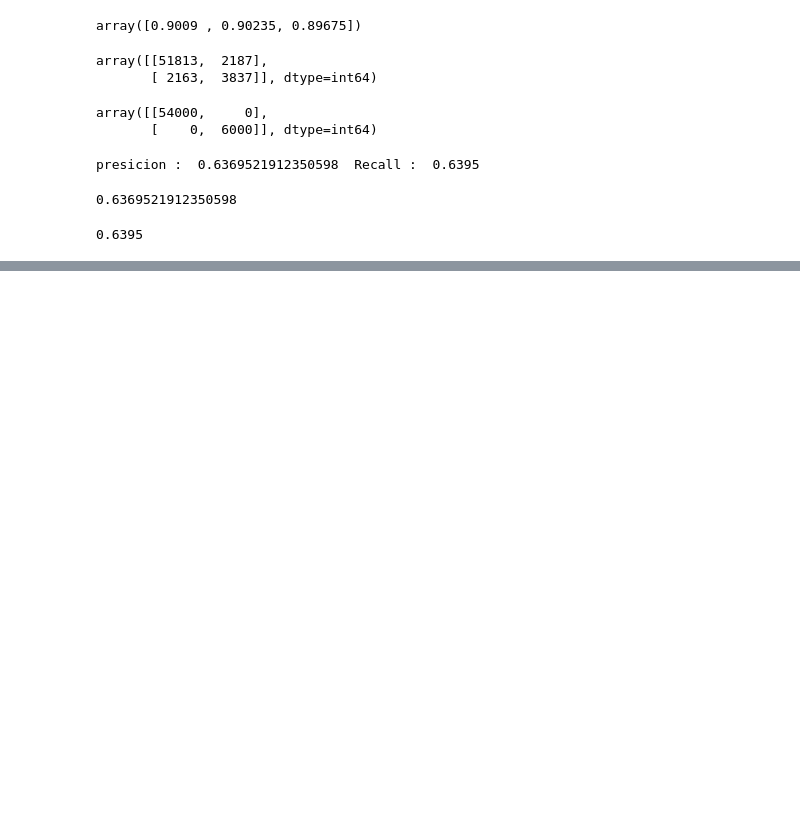
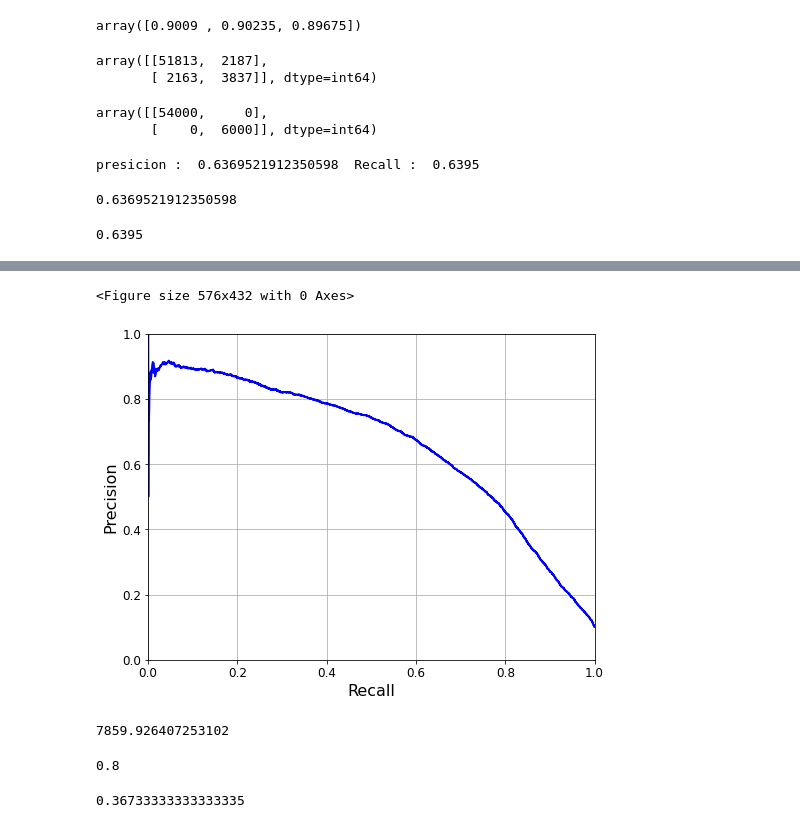
Before and after one commit to mike-tr/ML_uni_project, a Jupyter notebook: project.ipynb, the cells around one changed output, grey strips where cells are left out. Saved outputs shown, nothing was run; the diff lists cells and outputs as text; code cells hidden in the pictures; blank space fills up the shorter version.

```diff
--- a/project.ipynb
+++ b/project.ipynb
@@ -293,0 +350,26 @@ f1_score(y_train_pullover, y_train_pred)
+# %%
+def plot_precision_vs_recall(precisions, recalls):
+    plt.plot(recalls, precisions, "b-", linewidth=2)
+    plt.xlabel("Recall", fontsize=16)
+    plt.ylabel("Precision", fontsize=16)
+    plt.axis([0, 1, 0, 1])
+    plt.grid(True)
+
+plt.figure(figsize=(8, 6))
+plot_precision_vs_recall(precisions, recalls)
+plt.show()
+# %% [output]
+<Figure size 576x432 with 0 Axes>
+[figure, added]
+# %%
+threshold_90_precision = thresholds[np.argmax(precisions >= 0.80)]
+threshold_90_precision
+# %% [output]
+7859.926407253102
+# %%
+y_train_pred_90 = (y_scores >= threshold_90_precision)
+precision_score(y_train_pullover, y_train_pred_90)
+recall_score(y_train_pullover, y_train_pred_90)
+# %% [output]
+0.8
+0.36733333333333335
```
Also changed, not shown: parts of 12 cells of this notebook, 2 other files.
